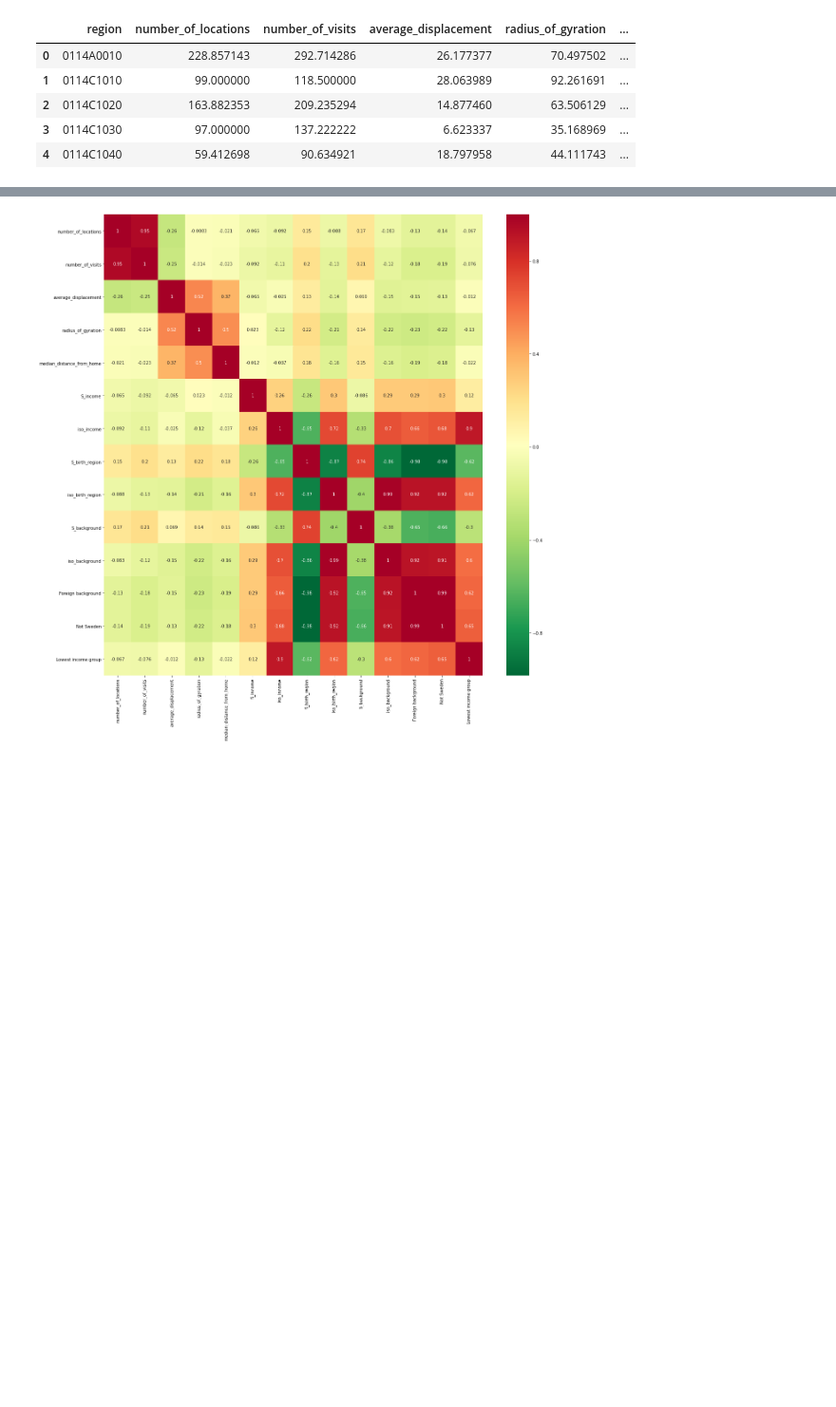
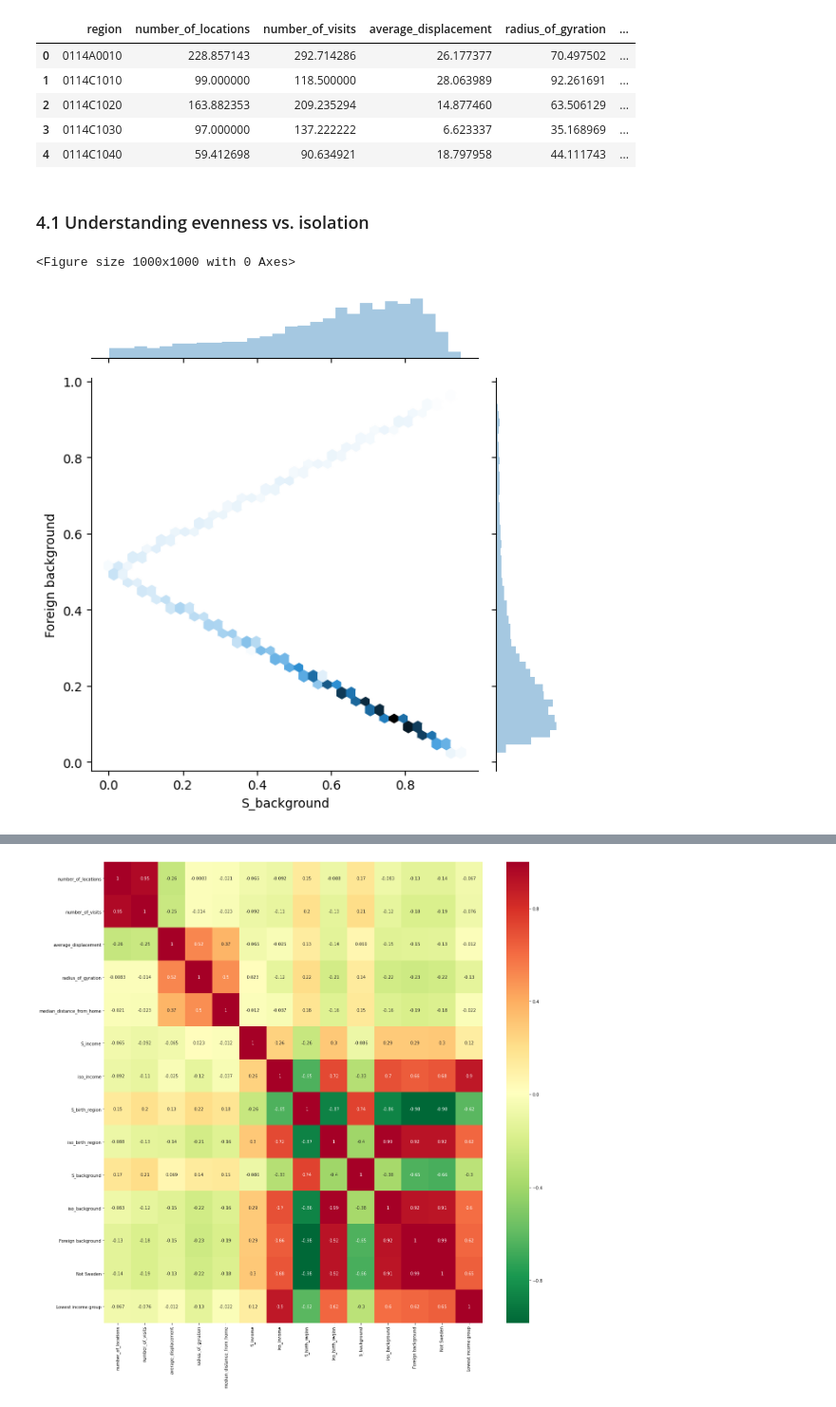
Before and after one commit to MobiSegInsights/mobi-social-segregation-se, a Jupyter notebook: src/5-individual-mobility-metrics.ipynb, the cells around one changed output, grey strips where cells are left out. Shown: that part at 95% size. Drawn from its saved outputs; the diff is of its cells as text; code cells hidden in the pictures; blank space fills up the shorter version.

Commit message:
visualizing unevenness

```diff
--- a/src/5-individual-mobility-metrics.ipynb
+++ b/src/5-individual-mobility-metrics.ipynb
@@ -137,3 +138,16 @@ df_mobi_by_region.head()
 | 2 | 0114C1020 | 163.882353 | 209.235294 | 14.877460 | 63.506129 | ... |
 | 3 | 0114C1030 | 97.000000 | 137.222222 | 6.623337 | 35.168969 | ... |
 | 4 | 0114C1040 | 59.412698 | 90.634921 | 18.797958 | 44.111743 | ... |
+# %% [markdown]
+### 4.1 Understanding evenness vs. isolation
+# %%
+matplotlib.rc_file_defaults()
+plt.figure(figsize=(10,10))
+sns.jointplot(x=df_mobi_by_region.S_background,
+              y=df_mobi_by_region['Foreign background'],
+              kind='hex')
+plt.tight_layout()
+plt.show()
+# %% [output]
+<Figure size 1000x1000 with 0 Axes>
+[figure, added]
```
Also changed, not shown: parts of 3 cells of this notebook.
